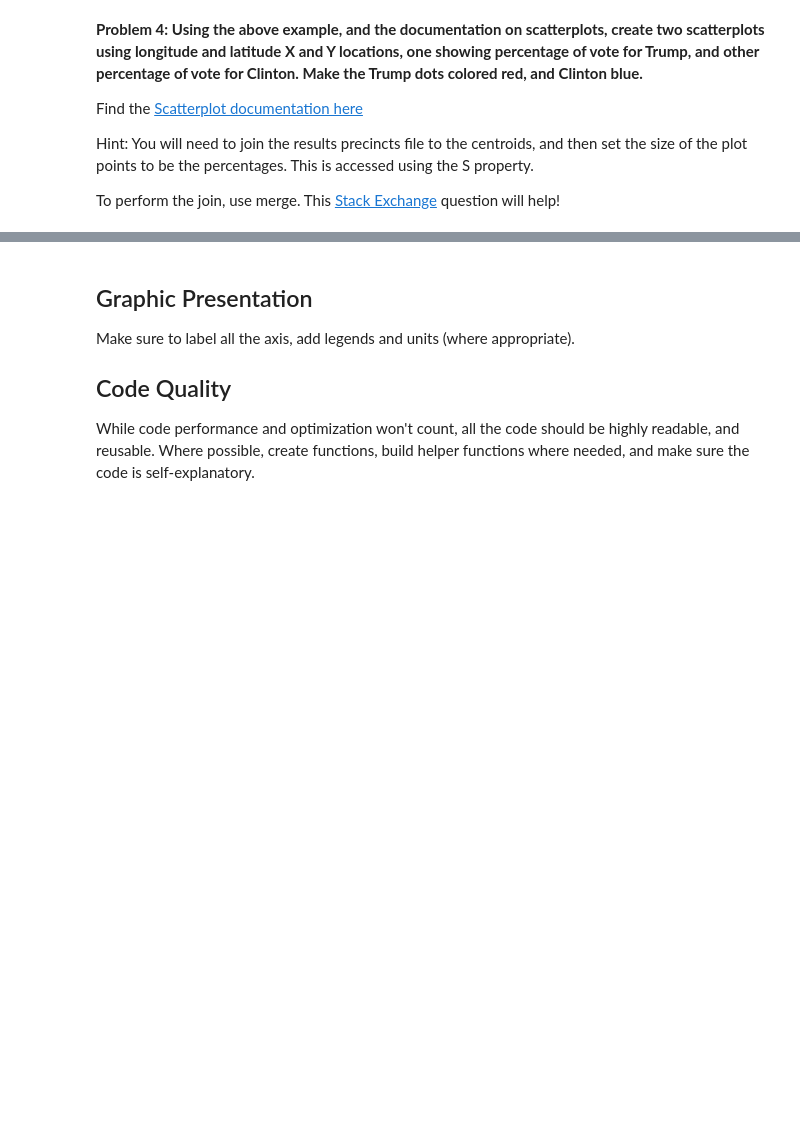
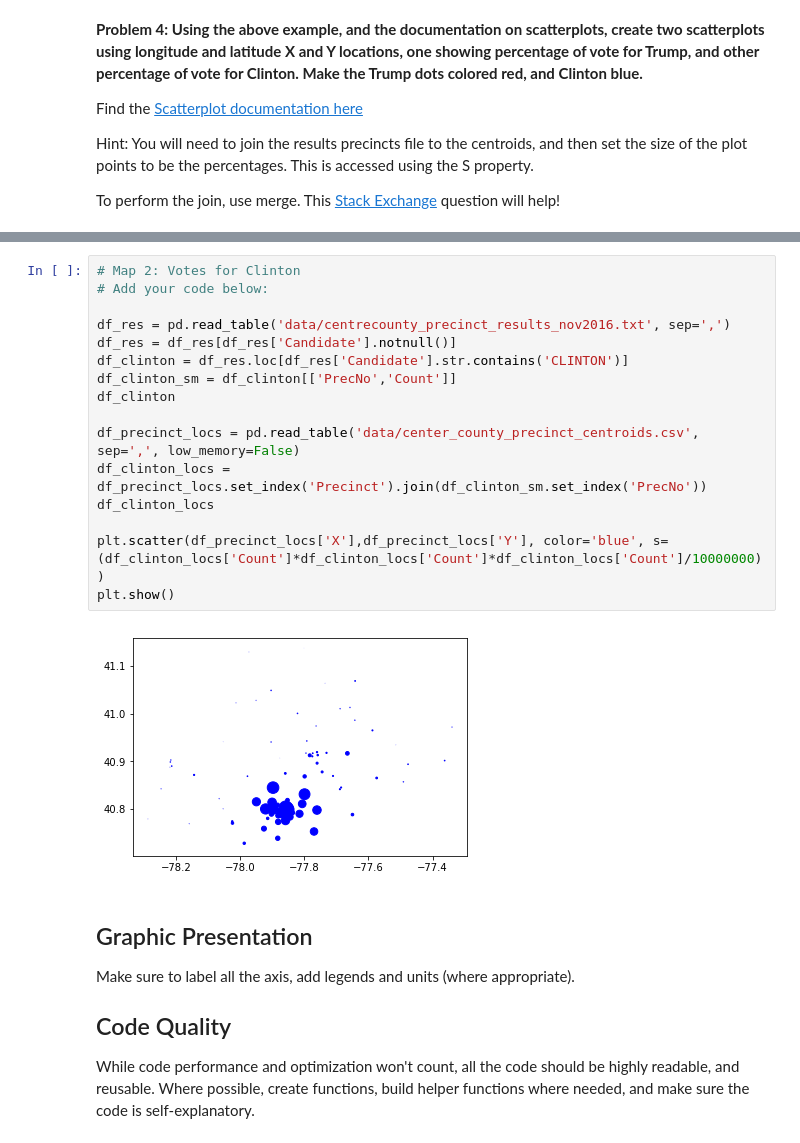
Before and after one commit to stephanietuerk/big-data-spring2017, a Jupyter notebook: week3/PSET_2_Pandas.ipynb, the cells around one changed output, grey strips where cells are left out. Drawn from its saved outputs; the diff is of its cells as text; blank space fills up the shorter version.

```diff
--- a/week3/PSET_2_Pandas.ipynb
+++ b/week3/PSET_2_Pandas.ipynb
@@ -133,3 +260,21 @@ To perform the join, use merge. This [Stack Exchange](http://stackoverflow.com/q
+# %%
+# Map 2: Votes for Clinton
+# Add your code below:
+
+df_res = pd.read_table('data/centrecounty_precinct_results_nov2016.txt', sep=',')
+df_res = df_res[df_res['Candidate'].notnull()]
+df_clinton = df_res.loc[df_res['Candidate'].str.contains('CLINTON')]
+df_clinton_sm = df_clinton[['PrecNo','Count']]
+df_clinton
+
+df_precinct_locs = pd.read_table('data/center_county_precinct_centroids.csv', sep=',', low_memory=False)
+df_clinton_locs = df_precinct_locs.set_index('Precinct').join(df_clinton_sm.set_index('PrecNo'))
+df_clinton_locs
+
+plt.scatter(df_precinct_locs['X'],df_precinct_locs['Y'], color='blue', s=(df_clinton_locs['Count']*df_clinton_locs['Count']*df_clinton_locs['Count']/10000000))
+plt.show()
+# %% [output]
+[figure, added]
 # %% [markdown]
 ## Graphic Presentation
 
```
Also changed, not shown: parts of 19 cells of this notebook.
